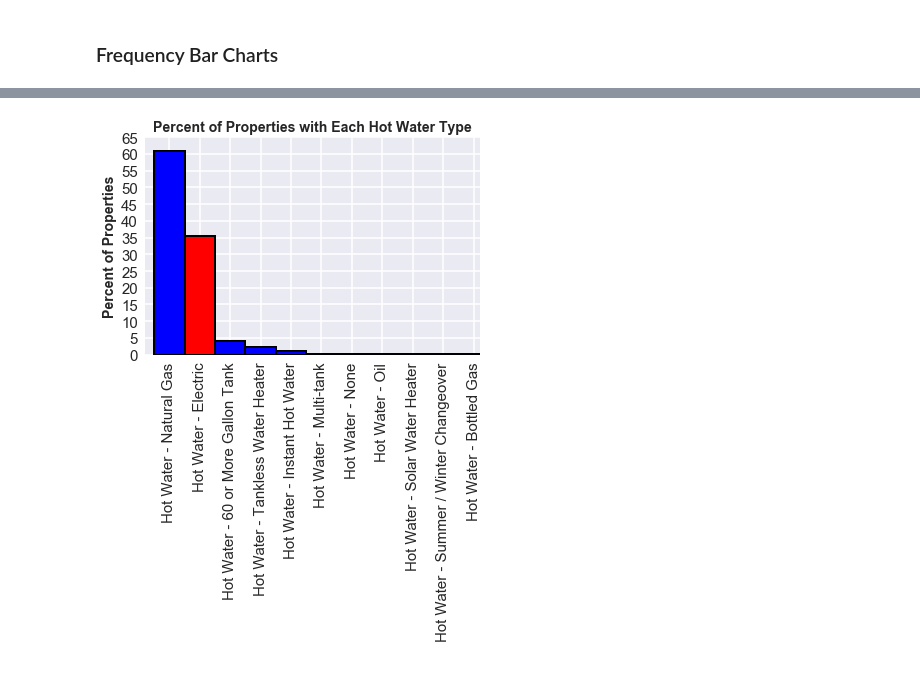
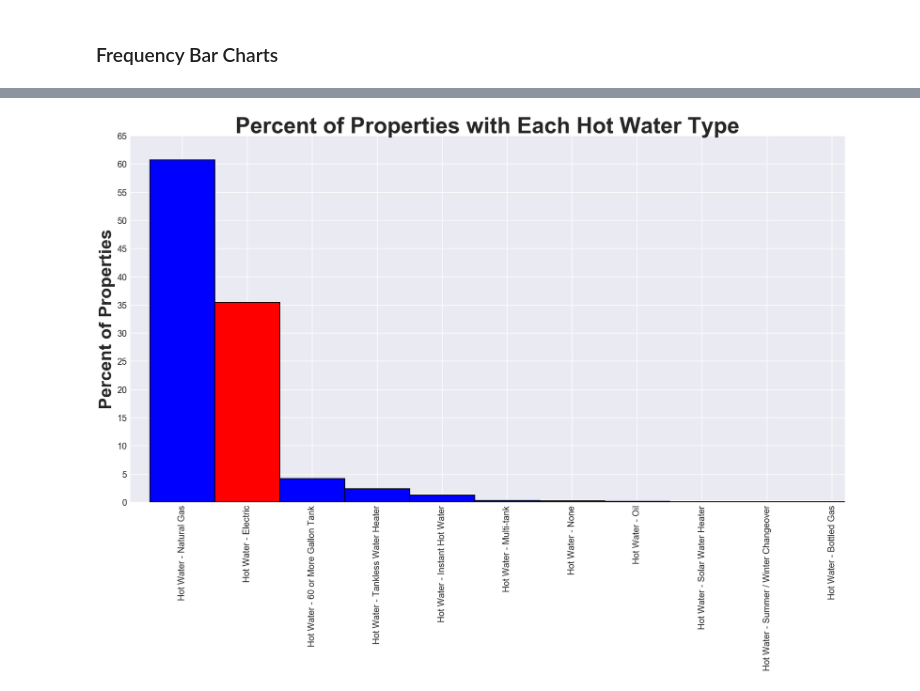
Before and after one commit to AMRiehle/gwu-python-project, a Jupyter notebook: Amenities Correlation.ipynb, the cells around one changed output, grey strips where cells are left out. Cells and saved outputs as stored; diff of their text form; code cells hidden in the pictures.

```diff
--- a/Amenities Correlation.ipynb
+++ b/Amenities Correlation.ipynb
@@ -654,37 +656,39 @@ plt.savefig('Images/Properties with Heating.PNG')
 x_values = hot_water_stats_df.sort_values('% With', ascending=False).index.values
 x_axis = np.arange(len(x_values))
 xlabels = x_values
 y_values = hot_water_stats_df.sort_values('% With', ascending=False)['% With']
 
 colors = []
 
 for value in x_values:
     value = value.split('Hot Water - ')
     if value[1] in pos_corr_list:
         colors.append('g')
     elif value[1] in neg_corr_list:
         colors.append('r')
     else:
         colors.append('b')
 
-fig, ax = plt.subplots()
+fig, ax = plt.subplots(figsize=(24,18))
 plot = ax.bar(x_axis, y_values, edgecolor='black', width=1.0, linewidth=2, color=colors)
 
 ax.set_ylim(0, 65)
 ax.yaxis.set_major_locator(plt.MaxNLocator(13))
 
 ax.set_xticks(x_axis)
 ax.set_xticklabels(xlabels, rotation='vertical')
 
 plt.grid(linewidth=2, alpha=0.8)
 ax.set_axisbelow(True)
 ax.set_xlim(-0.8, len(x_axis) - 0.8)
 
-ax.set_title('Percent of Properties with Each Hot Water Type', fontsize=14, fontweight='bold')
-ax.set_ylabel('Percent of Properties', fontsize=14, fontweight='bold')
+ax.set_title('Percent of Properties with Each Hot Water Type', fontsize=50, fontweight='bold')
+ax.set_ylabel('Percent of Properties', fontsize=40, fontweight='bold')
+
+plt.tight_layout()
 plt.savefig('Images/Properties with Hot Water.PNG')
 # %% [output]
-[figure, old version]
+[figure, new version]
 # %%
 # Same as above but replacing appliances with types of parking
 
```
Also changed, not shown: parts of 6 cells of this notebook, 7 other files.
